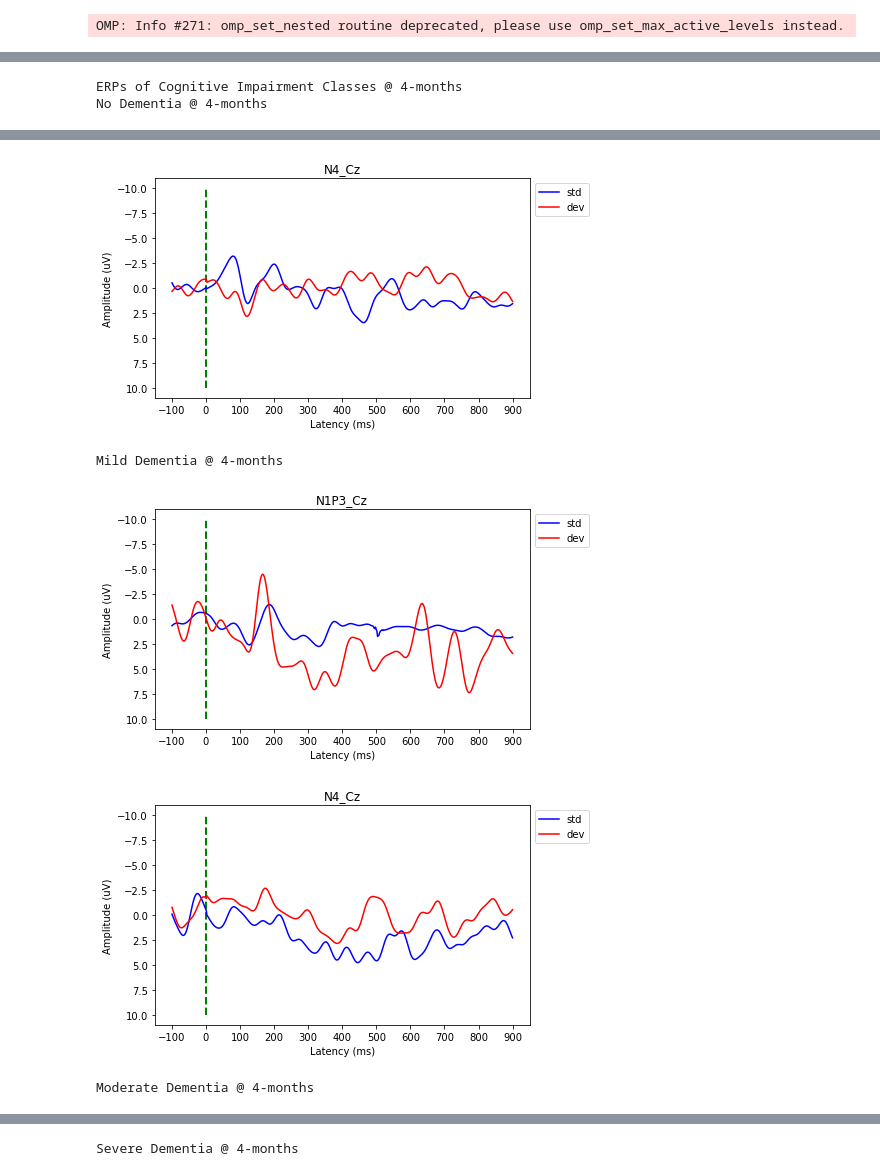
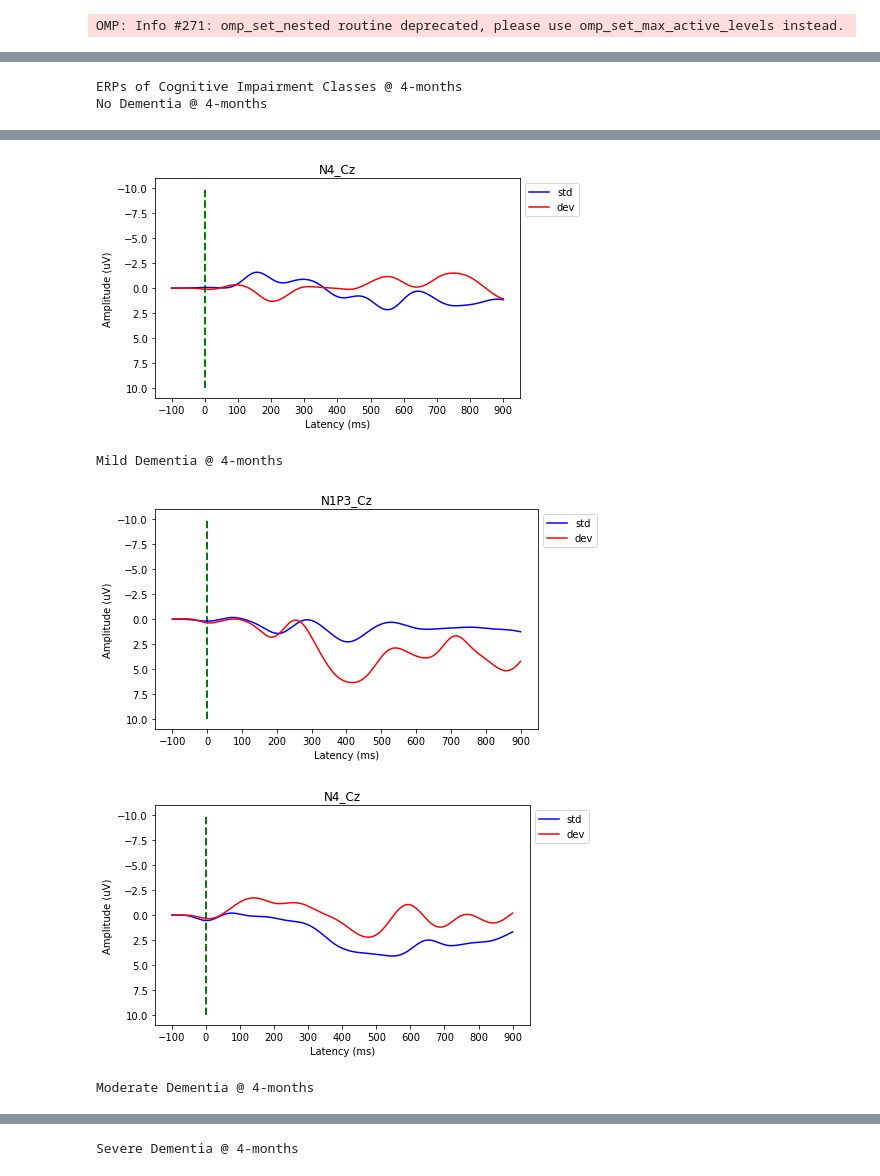
Before and after one commit to iggy96/Dementia-EEG-Analysis, a Jupyter notebook: groupAveraging.ipynb, the cells around one changed output, grey strips where cells are left out. Saved outputs shown, nothing was run; the diff lists cells and outputs as text; code cells hidden in the pictures.

```diff
--- a/groupAveraging.ipynb
+++ b/groupAveraging.ipynb
@@ -10,11 +10,8 @@ file_dir = localPath_scans+filename
 localPath_data = '/Users/joshuaighalo/Downloads/EEG_Datasets/laurel_place/cleaned_dataset'
 image_dest_dir = '/Users/joshuaighalo/Documents/BrainNet/Projects/Workspace/results/laurel place/images/grand_averages'
 version = 1.0
-fs = cfg.fs
-line = cfg.line
-lowcut = cfg.highPass
-highcut = cfg.lowPass
 disp = "Cz"
+cutoff_LP = 5
 # %%
 #   baseline scans for different dementia classes
 quality_scans = pd.read_csv(file_dir)
@@ -56,9 +53,9 @@ Severe Dementia @ Baseline
 # %%
 print("ERPs of Cognitive Impairment Classes @ 4-months")
-erp_FourND = averageERPs(device_version=version,scan_IDs=four_ND,dispIMG_Channel=disp,local_path=localPath_data,fs=cfg.fs,line=cfg.line,lowcut=cfg.highPass,highcut=cfg.lowPass,stimTrig=cfg.stimTrig,clip=cfg.clip,label="No Dementia @ 4-months",img_name="No Dementia @ 4-months",destination_dir=image_dest_dir)
-erp_FourMILD = averageERPs(device_version=version,scan_IDs=four_MILD,dispIMG_Channel=disp,local_path=localPath_data,fs=cfg.fs,line=cfg.line,lowcut=cfg.highPass,highcut=cfg.lowPass,stimTrig=cfg.stimTrig,clip=cfg.clip,label="Mild Dementia @ 4-months",img_name="Mild Dementia @ 4-months",destination_dir=image_dest_dir)
-erp_FourMODERATE = averageERPs(device_version=version,scan_IDs=four_MODERATE,dispIMG_Channel=disp,local_path=localPath_data,fs=cfg.fs,line=cfg.line,lowcut=cfg.highPass,highcut=cfg.lowPass,stimTrig=cfg.stimTrig,clip=cfg.clip,label="Moderate Dementia @ 4-months",img_name="Moderate Dementia @ 4-months",destination_dir=image_dest_dir)
-erp_FourSEVERE = averageERPs(device_version=version,scan_IDs=four_SEVERE,dispIMG_Channel=disp,local_path=localPath_data,fs=cfg.fs,line=cfg.line,lowcut=cfg.highPass,highcut=cfg.lowPass,stimTrig=cfg.stimTrig,clip=cfg.clip,label="Severe Dementia @ 4-months",img_name="Severe Dementia @ 4-months",destination_dir=image_dest_dir)
+erp_FourND = averageERPs(device_version=version,scan_IDs=four_ND,dispIMG_Channel=disp,local_path=localPath_data,fs=cfg.fs,line=cfg.line,lowcut=cfg.highPass,highcut=cfg.lowPass,stimTrig=cfg.stimTrig,clip=cfg.clip,cutoff=cutoff_LP,label="No Dementia @ 4-months",img_name="No Dementia @ 4-months",destination_dir=image_dest_dir)
+erp_FourMILD = averageERPs(device_version=version,scan_IDs=four_MILD,dispIMG_Channel=disp,local_path=localPath_data,fs=cfg.fs,line=cfg.line,lowcut=cfg.highPass,highcut=cfg.lowPass,stimTrig=cfg.stimTrig,clip=cfg.clip,cutoff=cutoff_LP,label="Mild Dementia @ 4-months",img_name="Mild Dementia @ 4-months",destination_dir=image_dest_dir)
+erp_FourMODERATE = averageERPs(device_version=version,scan_IDs=four_MODERATE,dispIMG_Channel=disp,local_path=localPath_data,fs=cfg.fs,line=cfg.line,lowcut=cfg.highPass,highcut=cfg.lowPass,stimTrig=cfg.stimTrig,clip=cfg.clip,cutoff=cutoff_LP,label="Moderate Dementia @ 4-months",img_name="Moderate Dementia @ 4-months",destination_dir=image_dest_dir)
+erp_FourSEVERE = averageERPs(device_version=version,scan_IDs=four_SEVERE,dispIMG_Channel=disp,local_path=localPath_data,fs=cfg.fs,line=cfg.line,lowcut=cfg.highPass,highcut=cfg.lowPass,stimTrig=cfg.stimTrig,clip=cfg.clip,cutoff=cutoff_LP,label="Severe Dementia @ 4-months",img_name="Severe Dementia @ 4-months",destination_dir=image_dest_dir)
 # %% [output]
 ERPs of Cognitive Impairment Classes @ 4-months
 No Dementia @ 4-months
@@ -66,5 +63,5 @@ No Dementia @ 4-months
-[figure, old version]
+[figure, new version]
 Mild Dementia @ 4-months
-[figure, old version]
+[figure, new version]
-[figure, old version]
+[figure, new version]
 Moderate Dementia @ 4-months
```
Also changed, not shown: parts of 3 cells of this notebook.
